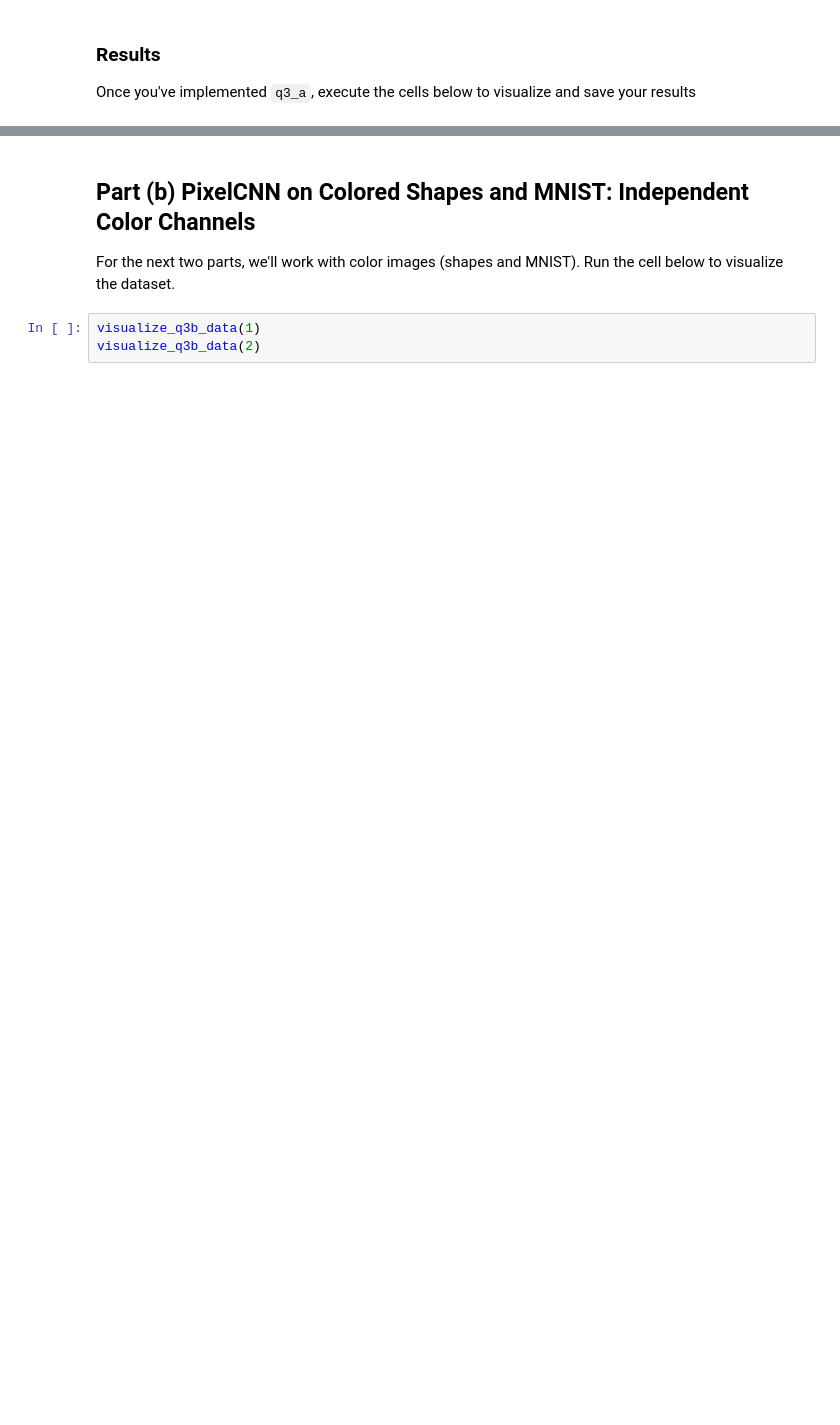
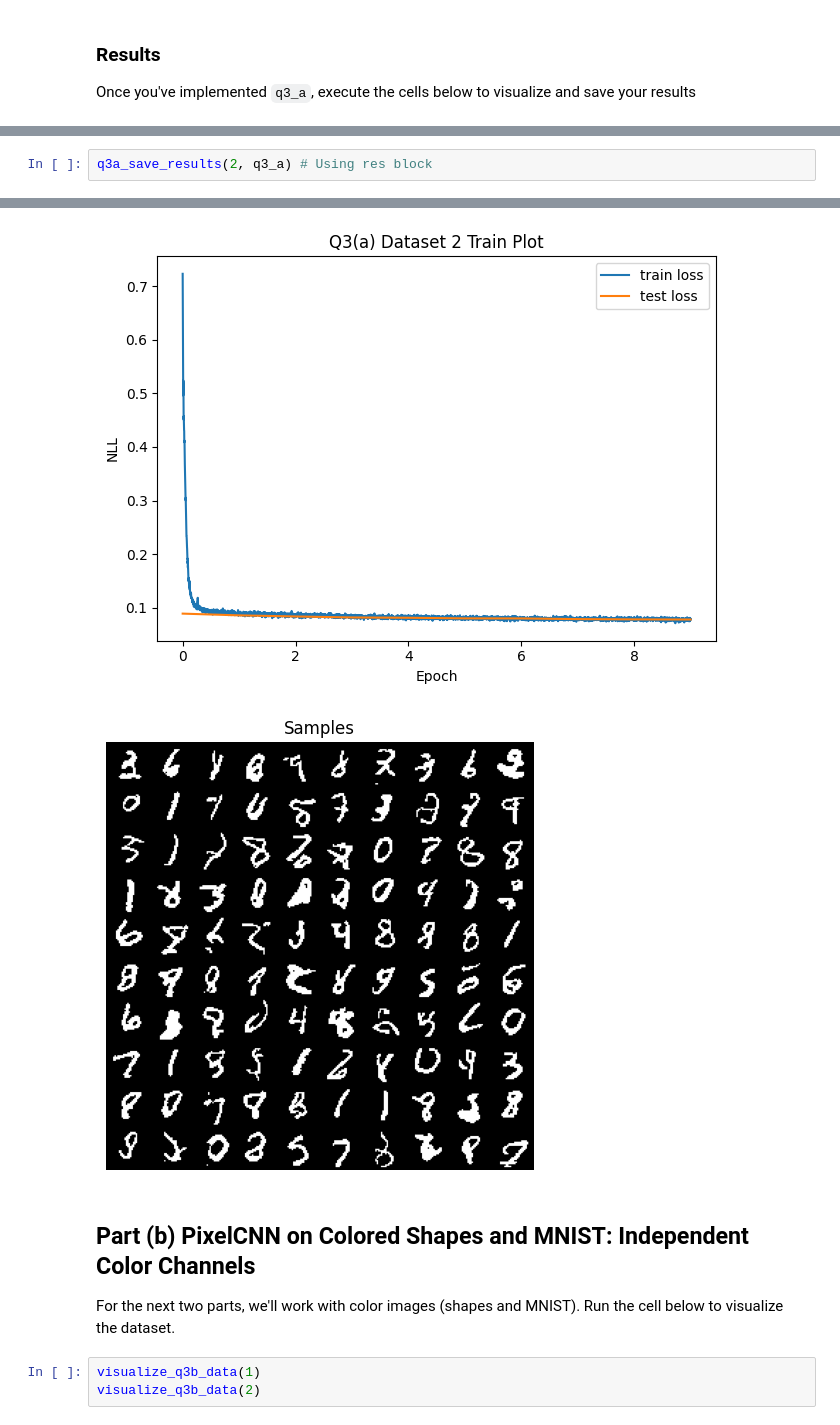
Before and after one commit to nine-point-eight-p/deepul, a Jupyter notebook: homeworks/hw1/hw1_notebook.ipynb, the cells around one changed output, grey strips where cells are left out. Cells and saved outputs as stored; diff of their text form; blank space fills up the shorter version.

```diff
--- a/homeworks/hw1/hw1_notebook.ipynb
+++ b/homeworks/hw1/hw1_notebook.ipynb
@@ -898,0 +909,3 @@ q3a_save_results(2, q3_a)
+# %%
+q3a_save_results(2, q3_a) # Using res block
+# %% [output]
@@ -899,3 +923,5 @@ q3a_save_results(2, q3_a)
+[figure, added]
+[figure, added]
 # %% [markdown]
 ## Part (b) PixelCNN on Colored Shapes and MNIST: Independent Color Channels
 
```
Also changed, not shown: parts of 7 cells of this notebook.
